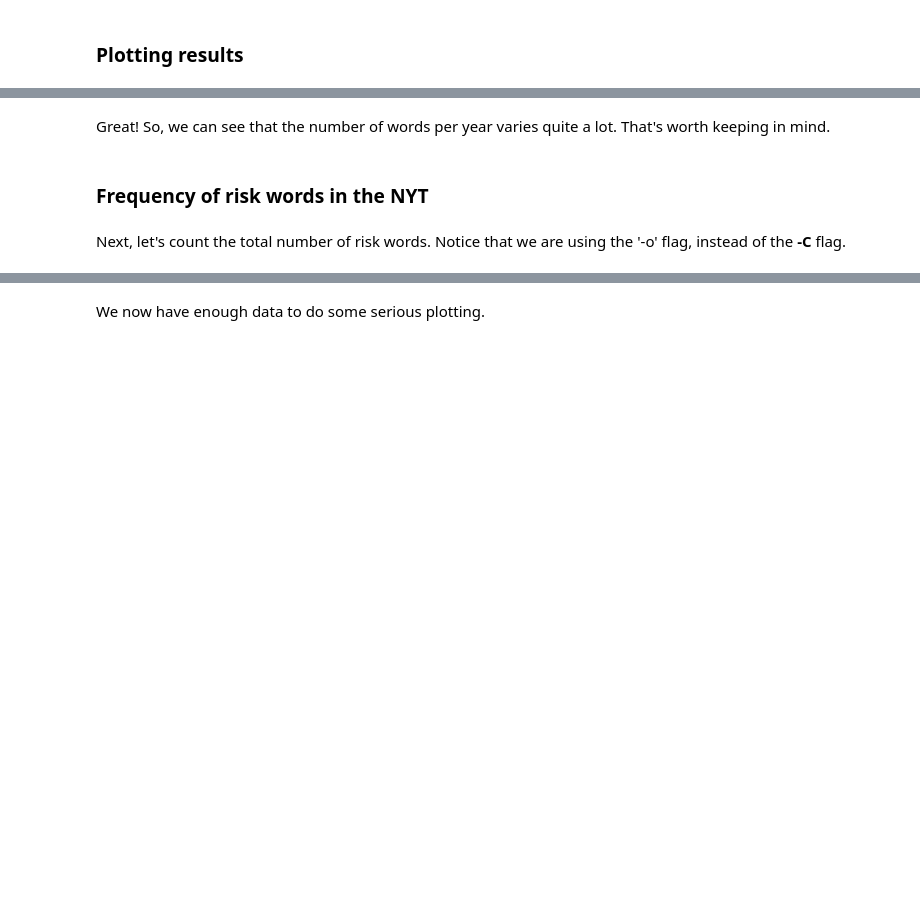
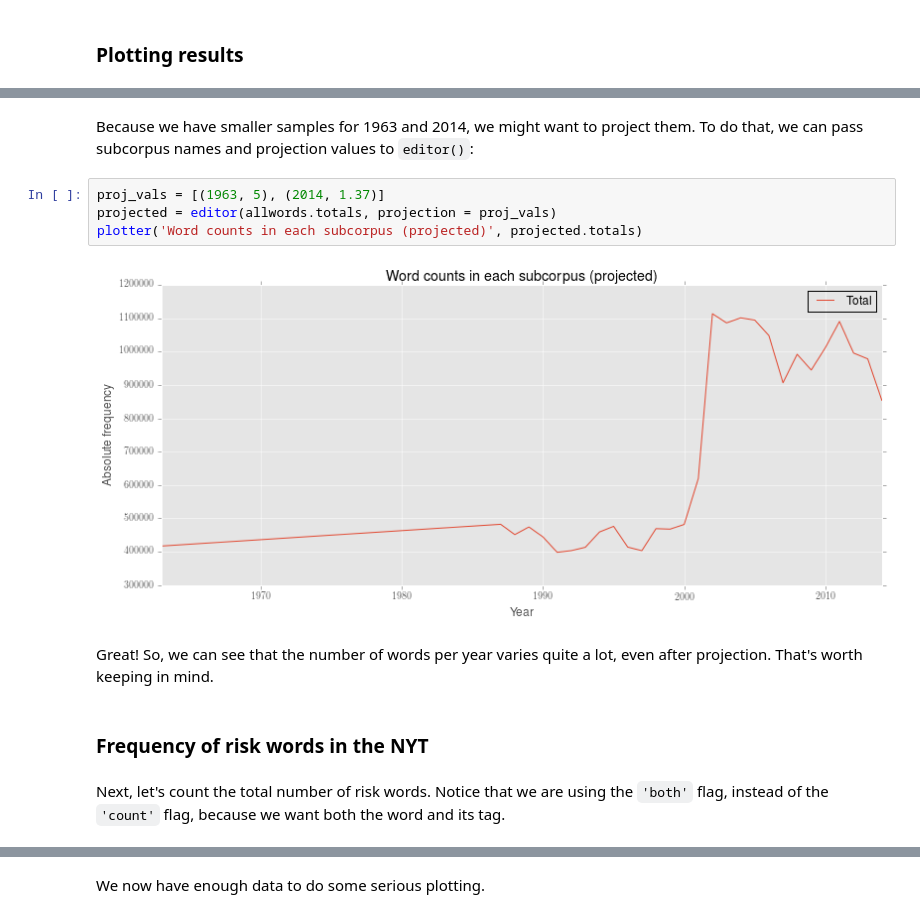
Before and after one commit to interrogator/risk, a Jupyter notebook: risk.ipynb, the cells around one changed output, grey strips where cells are left out. Cells and saved outputs as stored; diff of their text form; blank space fills up the shorter version.

```diff
--- a/risk.ipynb
+++ b/risk.ipynb
@@ -197,9 +150,17 @@ plotter('Word counts in each subcorpus (projected)', allwords.totals, projection
+# %% [markdown]
+Because we have smaller samples for 1963 and 2014, we might want to project them. To do that, we can pass subcorpus names and projection values to `editor()`:
+# %%
+proj_vals = [(1963, 5), (2014, 1.37)]
+projected = editor(allwords.totals, projection = proj_vals)
+plotter('Word counts in each subcorpus (projected)', projected.totals)
+# %% [output]
+[figure, added]
 # %% [markdown]
-Great! So, we can see that the number of words per year varies quite a lot. That's worth keeping in mind.
+Great! So, we can see that the number of words per year varies quite a lot, even after projection. That's worth keeping in mind.
 # %% [markdown]
 ### Frequency of risk words in the NYT
 # %% [markdown]
-Next, let's count the total number of risk words. Notice that we are using the '-o' flag, instead of the **-C** flag.
+Next, let's count the total number of risk words. Notice that we are using the `'both'` flag, instead of the `'count'` flag, because we want both the word and its tag.
 # %%
 # our query:
 riskwords_query = r'__ < /(?i).?\brisk.?\b/' # any risk word and its word class/part of speech
```
Also changed, not shown: parts of 302 cells of this notebook, 1 other file.
